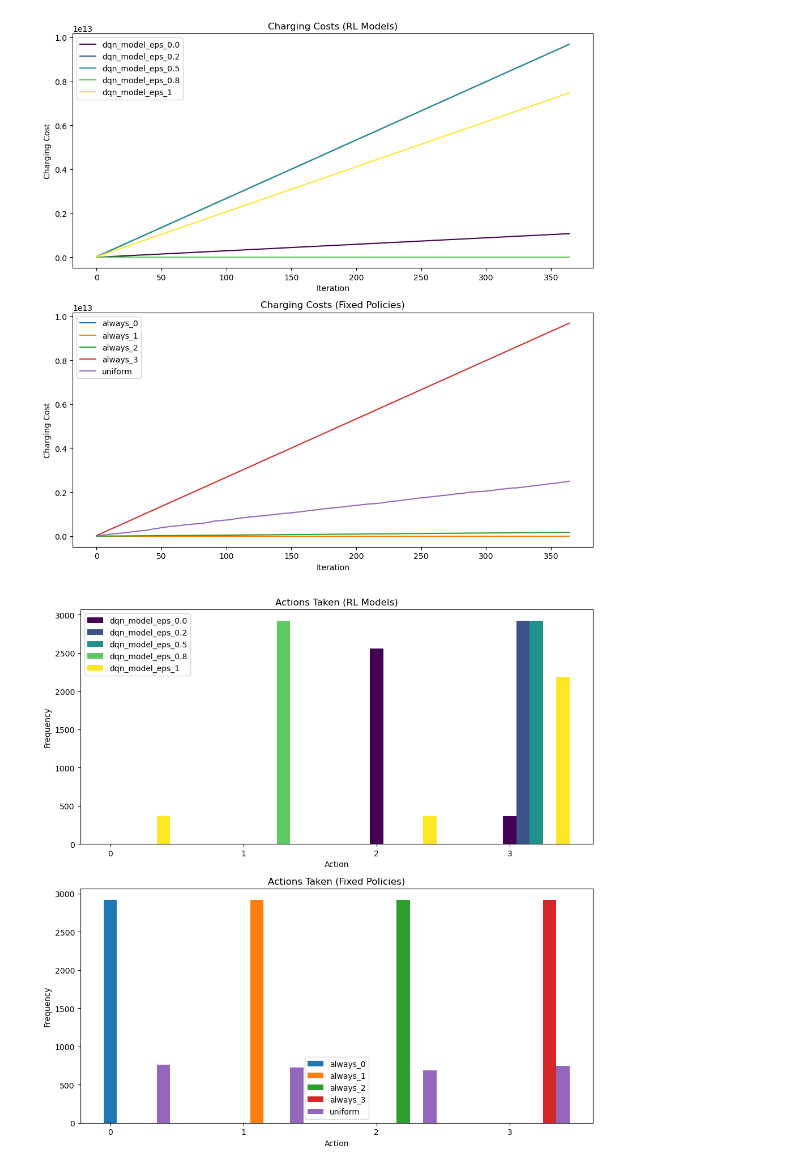
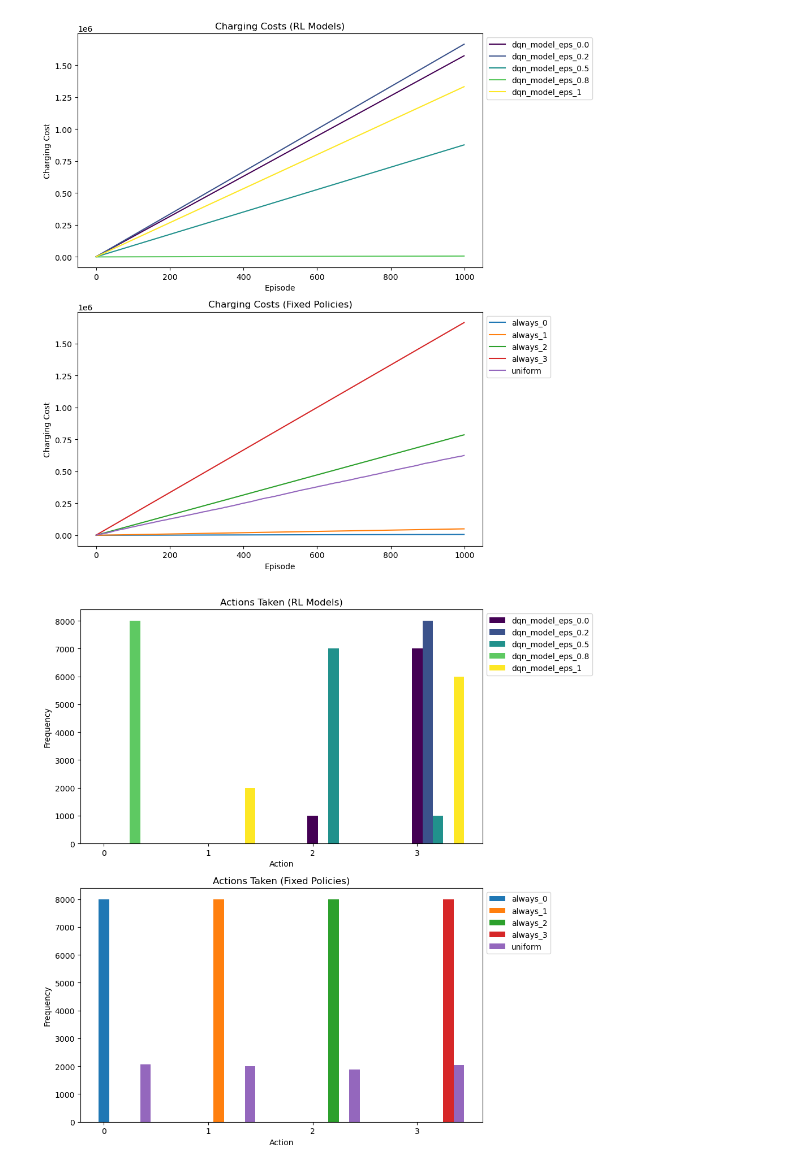
Before and after one commit to OliverSauren/AAA_Stahl, a Jupyter notebook: 5_reinforcement_learning.ipynb, the cells around one changed output. Saved outputs shown, nothing was run; the diff lists cells and outputs as text; code cells hidden in the pictures.

```diff
--- a/5_reinforcement_learning.ipynb
+++ b/5_reinforcement_learning.ipynb
@@ -224,13 +276,16 @@ def simulate_policy(model_or_policy, n_episodes, is_fixed_policy=False):
             n_energy_demand_not_met += 1
 
     return total_rewards, cumulative_rewards, actions_taken, n_energy_demand_not_met, charging_costs, missed_demands
+# %%
+colormap = plt.get_cmap('viridis')
+colors = [colormap(i) for i in np.linspace(0, 1, len(initial_eps_values))]
 # %%
 # Define simulation models
 model_files = ["dqn_model_eps_0.0", "dqn_model_eps_0.2", "dqn_model_eps_0.5", "dqn_model_eps_0.8", "dqn_model_eps_1"]
 fixed_policies = ["always_0", "always_1", "always_2", "always_3", "uniform"]
 
 # Number of simulation episodes
-n_sim_episodes = 365
+n_sim_episodes = 1000
 
 # Initialise lists for relevant metrics
 all_actions_taken = []
@@ -240,8 +295,8 @@ all_cumulative_rewards = []
 all_charging_costs = []
 all_missed_demands = []
 
-# SIMULATION LOOPS
-# Model Simulation: Reinforcement Learning
+# Simulation loops for all parameters / policies
+# RL models
 for model_file in model_files:
     model = DQN.load(model_file)
     total_rewards, cumulative_rewards, actions_taken, n_energy_demand_not_met, charging_costs, missed_demand = simulate_policy(model, n_sim_episodes)
@@ -252,7 +307,7 @@ for model_file in model_files:
     all_charging_costs.append(charging_costs)
     all_missed_demands.append(missed_demand)
 
-# Model Simulation: Fixed Policy
+# Fixed policies
 for policy in fixed_policies:
     total_rewards, cumulative_rewards, actions_taken, n_energy_demand_not_met, charging_costs, missed_demand = simulate_policy(policy, n_sim_episodes, is_fixed_policy=True)
     all_actions_taken.append(actions_taken)
@@ -263,14 +318,14 @@ for policy in fixed_policies:
     all_missed_demands.append(missed_demand)
 # %%
 # PLOTS
-#1. Running Average Rewards
+n_models = 5
+
+# 1. Running Average Rewards
 fig, axes = plt.subplots(2, 1, figsize=(10, 10))
-colormap = plt.get_cmap('viridis')
-colors = [colormap(i) for i in np.linspace(0, 1, n_models)]
 
 # RL Models
 for idx, model_file in enumerate(model_files):
-    axes[0].plot(all_cumulative_rewards[idx], label=model_file, color=colors[idx]) # Setting color here
+    axes[0].plot(all_cumulative_rewards[idx], label=model_file, color=colors[idx])
 
 # Fixed Policies
 for idx, policy_name in enumerate(fixed_policies, start=n_models):
@@ -279,14 +334,15 @@ for idx, policy_name in enumerate(fixed_policies, start=n_models):
 axes[0].set_title('Cumulative Moving Average Reward (RL Models)')
 axes[0].set_xlabel('Iteration')
 axes[0].set_ylabel('Running Average Reward')
-axes[0].legend()
+axes[0].legend(loc='upper left', bbox_to_anchor=(1, 1))  # Move legend outside
 
 axes[1].set_title('Cumulative Moving Average Reward (Fixed Policies)')
 axes[1].set_xlabel('Iteration')
 axes[1].set_ylabel('Running Average Reward')
-axes[1].legend()
+axes[1].legend(loc='upper left', bbox_to_anchor=(1, 1))  # Move legend outside
 
 plt.tight_layout()
+fig.savefig('running_average_rewards.png')  # Save the figure
 plt.show()
 
 # 2. Charging Costs
@@ -301,16 +357,17 @@ for idx, policy_name in enumerate(fixed_policies, start=n_models):
     axes[1].plot([-1 * val for val in all_charging_costs[idx]], label=policy_name)
 
 axes[0].set_title('Charging Costs (RL Models)')
-axes[0].set_xlabel('Iteration')
+axes[0].set_xlabel('Episode')
 axes[0].set_ylabel('Charging Cost')
-axes[0].legend()
+axes[0].legend(loc='upper left', bbox_to_anchor=(1, 1))  # Move legend outside
 
 axes[1].set_title('Charging Costs (Fixed Policies)')
-axes[1].set_xlabel('Iteration')
+axes[1].set_xlabel('Episode')
 axes[1].set_ylabel('Charging Cost')
-axes[1].legend()
+axes[1].legend(loc='upper left', bbox_to_anchor=(1, 1))  # Move legend outside
 
 plt.tight_layout()
+fig.savefig('charging_costs.png')
 plt.show()
 
 # 3. Action Distribution
@@ -344,15 +401,16 @@ axes[0].set_xlabel('Action')
 axes[0].set_ylabel('Frequency')
 axes[0].set_xticks(x)
 axes[0].set_xticklabels(range(env.action_space.n))
-axes[0].legend()
+axes[0].legend(loc='upper left', bbox_to_anchor=(1, 1))  # Move legend outside
 
 axes[1].set_title('Actions Taken (Fixed Policies)')
 axes[1].set_xlabel('Action')
 axes[1].set_ylabel('Frequency')
 axes[1].set_xticks(x)
 axes[1].set_xticklabels(range(env.action_space.n))
-axes[1].legend()
+axes[1].legend(loc='upper left', bbox_to_anchor=(1, 1))  # Move legend outside
 
 plt.tight_layout()
+fig.savefig('action_distribution.png')
 plt.show()
 # %% [output]
@@ -360,5 +418,5 @@ plt.show()
-[figure, old version]
+[figure, new version]
-[figure, old version]
+[figure, new version]
 # %%
 # Initialize the dataframe
 agent_names = model_files + fixed_policies
```
Also changed, not shown: parts of 12 cells of this notebook.
